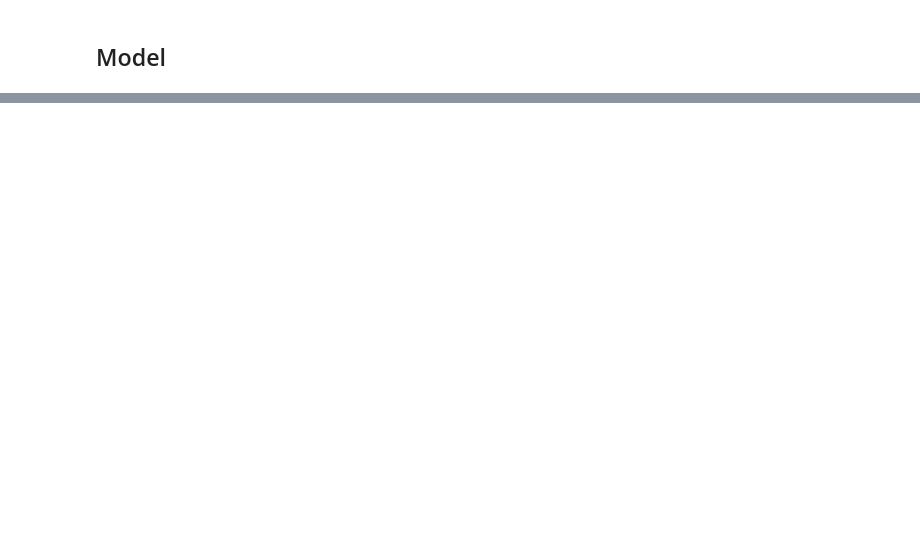
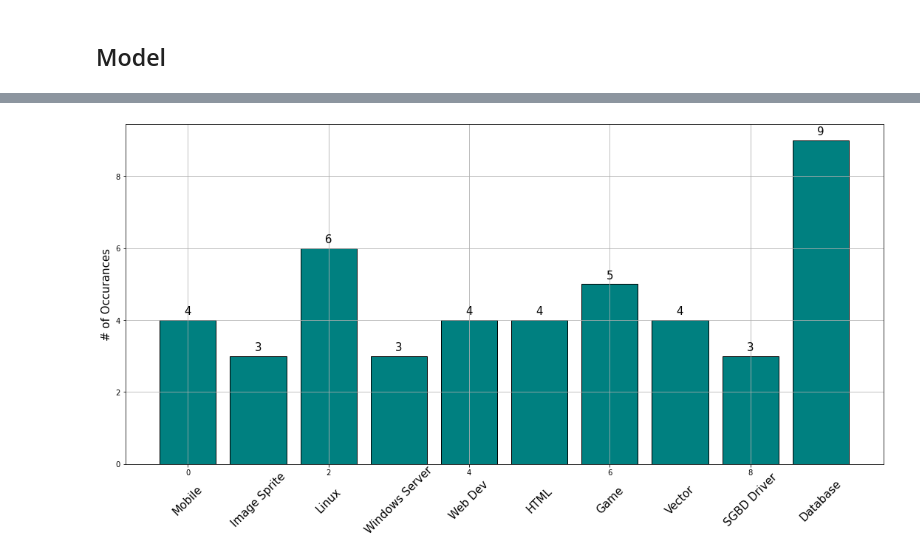
Before and after one commit to DouglasKosvoski/ML_OPT_final, a Jupyter notebook: Part2_Model.ipynb, the cells around one changed output, grey strips where cells are left out. Cells and saved outputs as stored; diff of their text form; code cells hidden in the pictures; blank space fills up the shorter version.

```diff
--- a/Part2_Model.ipynb
+++ b/Part2_Model.ipynb
@@ -542,3 +431,8 @@ Highest coherence is doc #16 with 0.9253
+# %%
+try:
+  best_model = tp.LDAModel.load('asd.model')
+except Exception as e:
+  print("Couldn't load the model")
 # %%
 printTopics(best_model, p=True, top_n=10)
 # %% [output]
@@ -561,0 +555,37 @@ printTopics(best_model, p=True, top_n=10)
+# %%
+labels = [
+  "Mobile", #11
+  "Image Sprite", #9
+  "Linux", #12
+  "Windows Server", #16
+  "Web Dev", #2
+  "HTML", #17
+  "Game", #19
+  "Vector", #6
+  "SGBD Driver", #15
+  "Database", #20
+]
+# %%
+association = association[:10]
+plt.figure(figsize=(15, 8))
+plt.grid()
+plt.bar(range(len(association)), association, color='teal', edgecolor='black')
+plt.ylabel('# of Occurances', fontdict=dict(fontsize=15))
+plt.rcParams.update({'font.family':'sans-serif'})
+
+for index, data in enumerate(association):
+  plt.text(x=index-0.05, y=data+0.15, s=str(data), fontdict=dict(fontsize=15))
+  plt.text(
+    x        = index,
+    y        = -1,
+    s        = labels[index],
+    rotation = 45,
+    fontdict = dict(fontsize=15),
+    horizontalalignment = 'center',
+    verticalalignment   = 'center'
+  )
+
+plt.tight_layout()
+plt.show()
+# %% [output]
+[figure, added]
```
Also changed, not shown: parts of 28 cells of this notebook, 1 other file.
